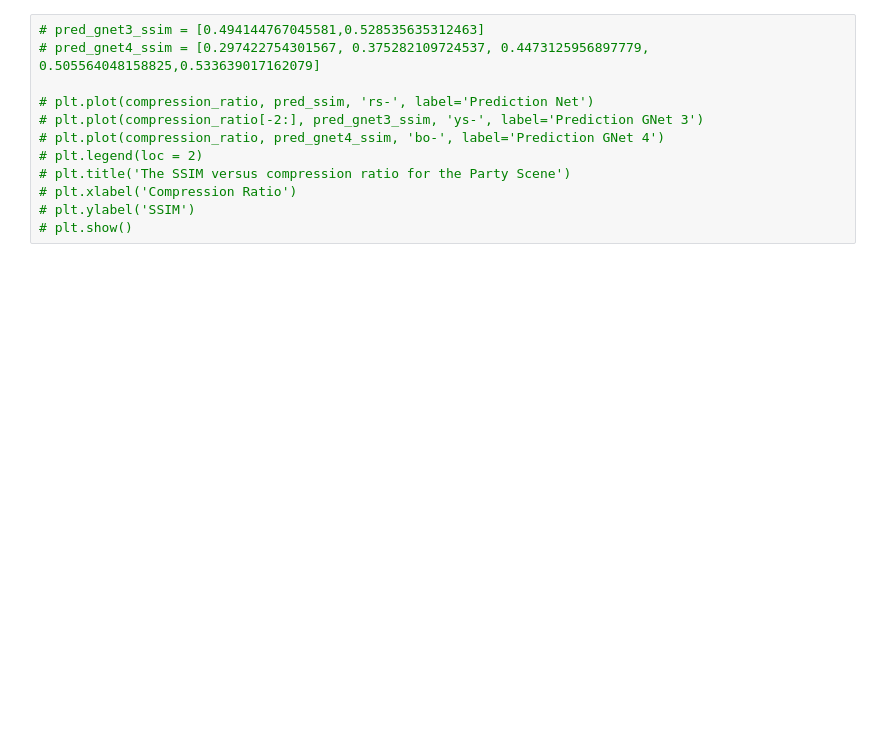
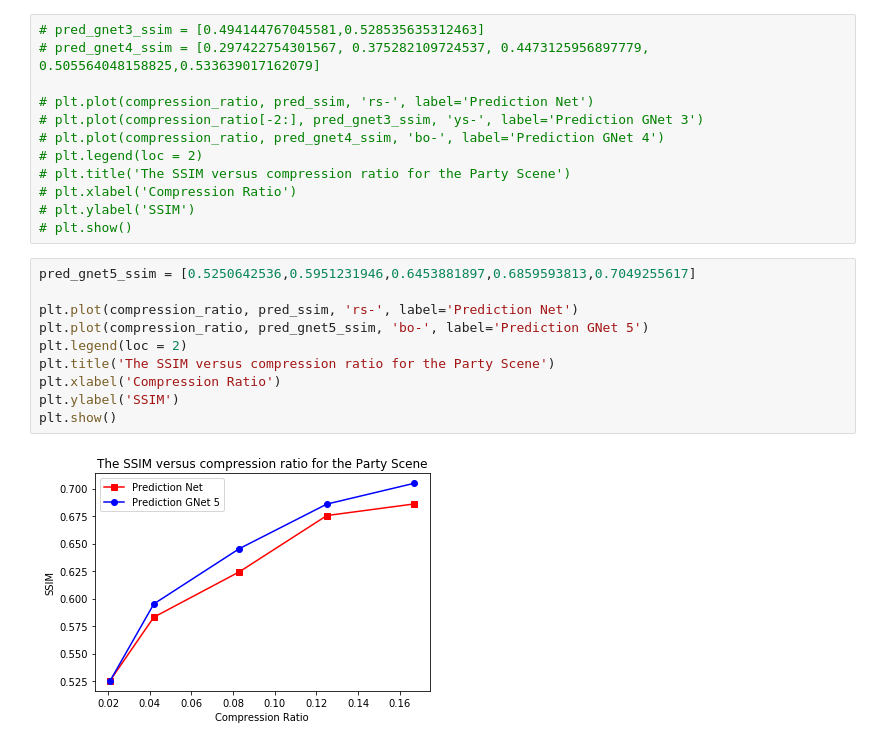
Before and after one commit to Chlerry/Motion-Aware-Deep-Video-Coding-Network, a Jupyter notebook: plot.ipynb, the cells around one changed output. Drawn from its saved outputs; the diff is of its cells as text; blank space fills up the shorter version.

```diff
--- a/plot.ipynb
+++ b/plot.ipynb
@@ -109,3 +109,15 @@ plt.show()
 # plt.xlabel('Compression Ratio')
 # plt.ylabel('SSIM')
 # plt.show()
+# %%
+pred_gnet5_ssim = [0.5250642536,0.5951231946,0.6453881897,0.6859593813,0.7049255617]
+
+plt.plot(compression_ratio, pred_ssim, 'rs-', label='Prediction Net')
+plt.plot(compression_ratio, pred_gnet5_ssim, 'bo-', label='Prediction GNet 5')
+plt.legend(loc = 2)
+plt.title('The SSIM versus compression ratio for the Party Scene')
+plt.xlabel('Compression Ratio')
+plt.ylabel('SSIM')
+plt.show()
+# %% [output]
+[figure, added]
```
Also changed, not shown: parts of 2 cells of this notebook, 17 other files.
